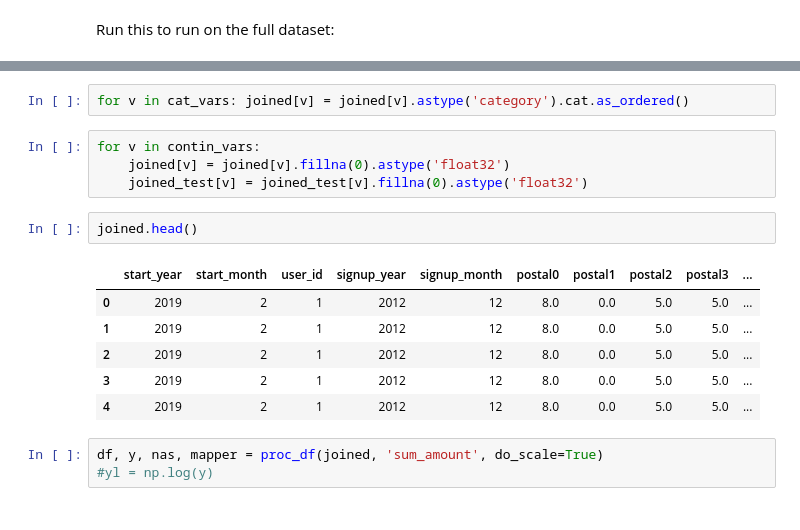
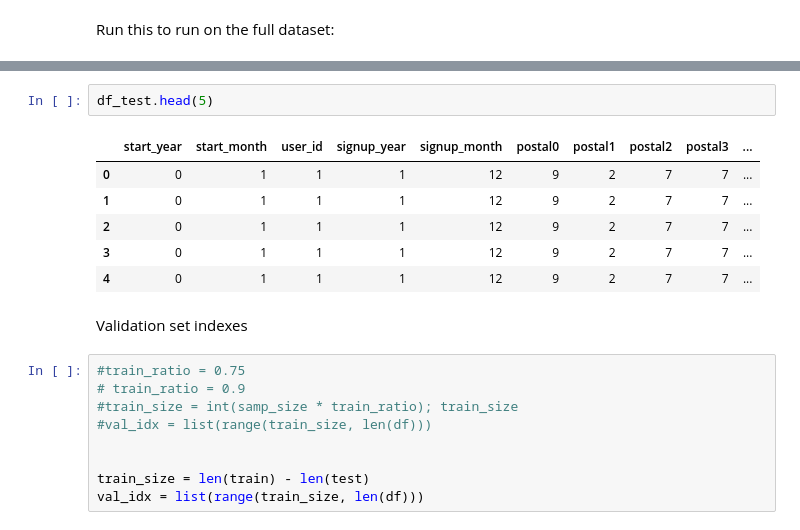
Before and after one commit to tomilsinszki/machine_learning, a Jupyter notebook: RabattCorner.ipynb, the cells around one changed output, grey strips where cells are left out. Saved outputs shown, nothing was run; the diff lists cells and outputs as text.

```diff
--- a/RabattCorner.ipynb
+++ b/RabattCorner.ipynb
@@ -164,18 +140,20 @@ joined_test.head()
-# %%
-for v in cat_vars: joined[v] = joined[v].astype('category').cat.as_ordered()
-# %%
-for v in contin_vars:
-    joined[v] = joined[v].fillna(0).astype('float32')
-    joined_test[v] = joined_test[v].fillna(0).astype('float32')
-# %%
-joined.head()
-# %% [output]
-|  | start_year | start_month | user_id | signup_year | signup_month | postal0 | postal1 | postal2 | postal3 | ... |
-| 0 | 2019 | 2 | 1 | 2012 | 12 | 8.0 | 0.0 | 5.0 | 5.0 | ... |
-| 1 | 2019 | 2 | 1 | 2012 | 12 | 8.0 | 0.0 | 5.0 | 5.0 | ... |
-| 2 | 2019 | 2 | 1 | 2012 | 12 | 8.0 | 0.0 | 5.0 | 5.0 | ... |
-| 3 | 2019 | 2 | 1 | 2012 | 12 | 8.0 | 0.0 | 5.0 | 5.0 | ... |
-| 4 | 2019 | 2 | 1 | 2012 | 12 | 8.0 | 0.0 | 5.0 | 5.0 | ... |
-# %%
-df, y, nas, mapper = proc_df(joined, 'sum_amount', do_scale=True)
-#yl = np.log(y)
+# %%
+df_test.head(5)
+# %% [output]
+|  | start_year | start_month | user_id | signup_year | signup_month | postal0 | postal1 | postal2 | postal3 | ... |
+| 0 | 0 | 1 | 1 | 1 | 12 | 9 | 2 | 7 | 7 | ... |
+| 1 | 0 | 1 | 1 | 1 | 12 | 9 | 2 | 7 | 7 | ... |
+| 2 | 0 | 1 | 1 | 1 | 12 | 9 | 2 | 7 | 7 | ... |
+| 3 | 0 | 1 | 1 | 1 | 12 | 9 | 2 | 7 | 7 | ... |
+| 4 | 0 | 1 | 1 | 1 | 12 | 9 | 2 | 7 | 7 | ... |
+# %% [markdown]
+Validation set indexes
+# %%
+#train_ratio = 0.75
+# train_ratio = 0.9
+#train_size = int(samp_size * train_ratio); train_size
+#val_idx = list(range(train_size, len(df)))
+
+
+train_size = len(train) - len(test)
+val_idx = list(range(train_size, len(df)))
```
Also changed, not shown: parts of 26 cells of this notebook.
